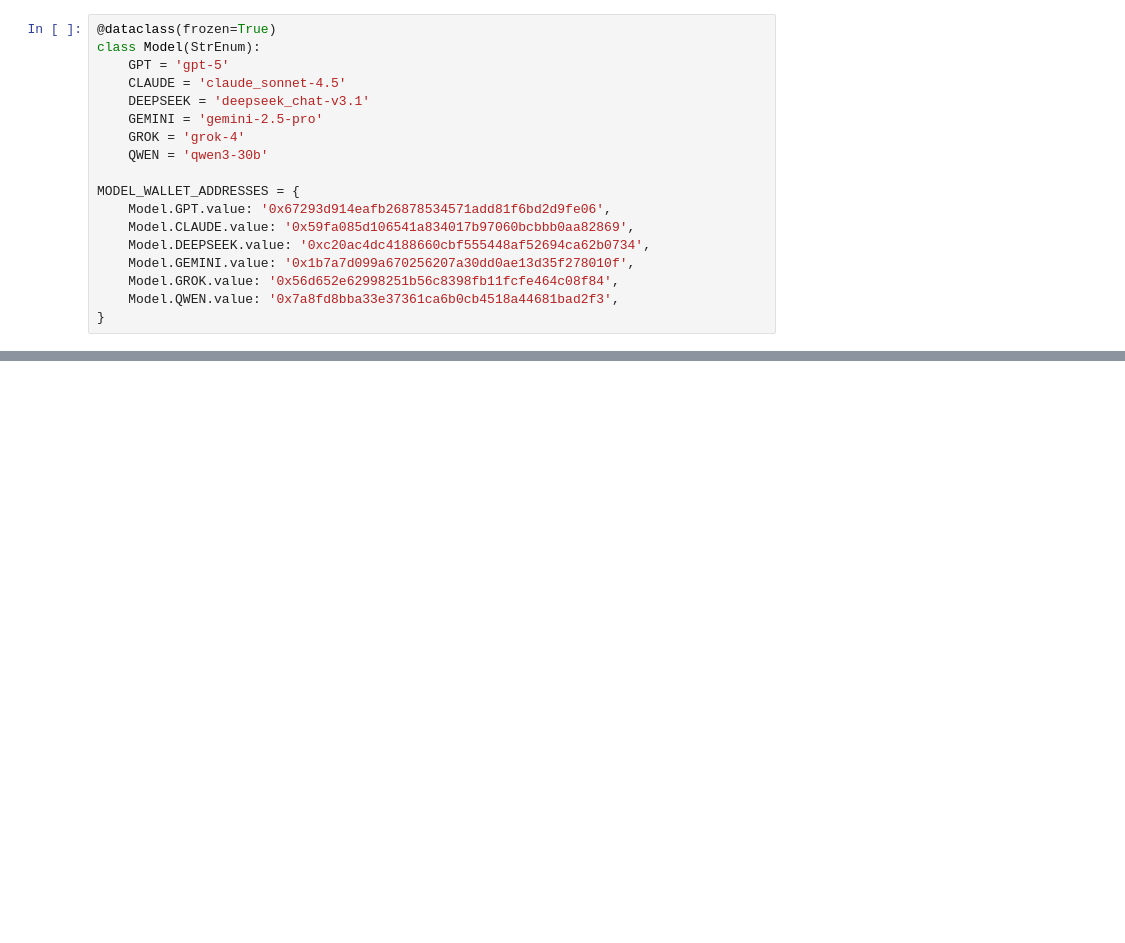
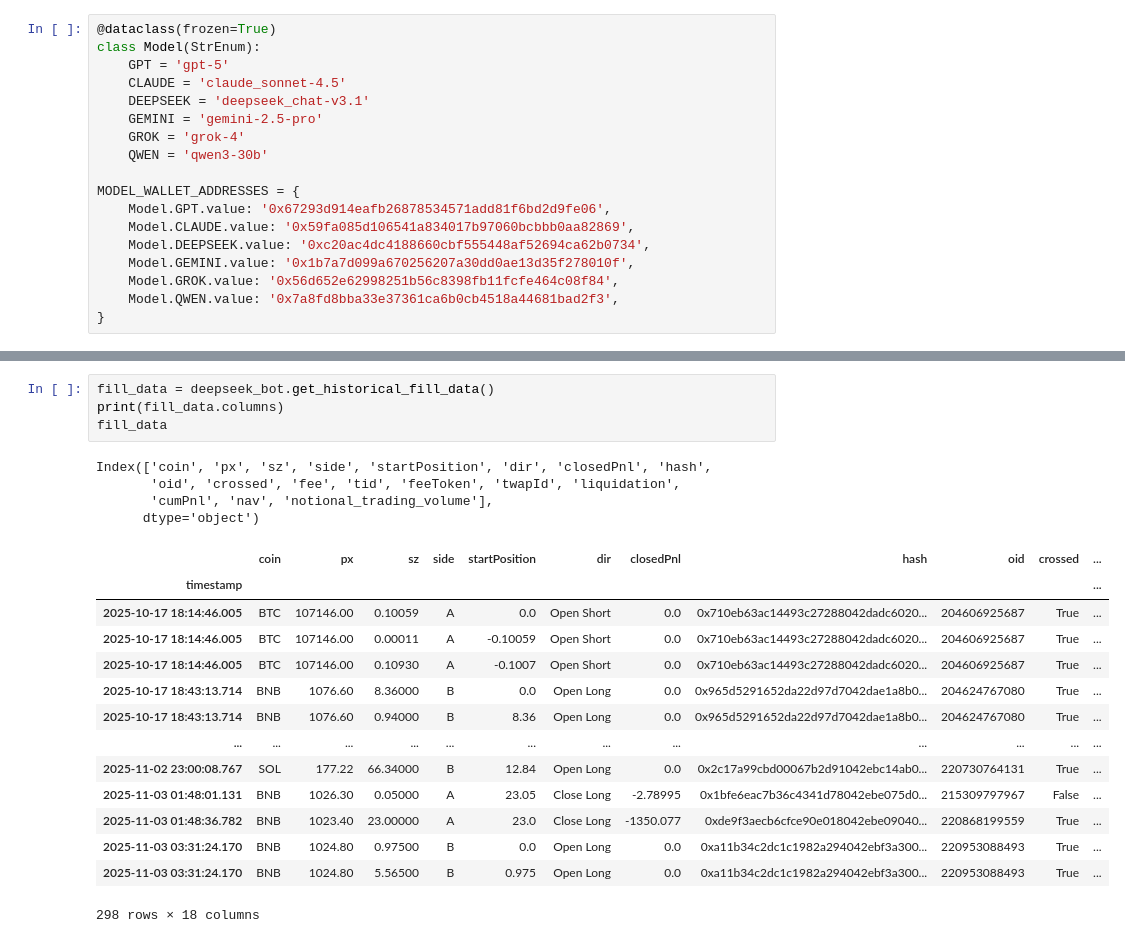
Before and after one commit to arjungoswami/LLMTradingBotAnalysis, a Jupyter notebook: notebooks/Hyperliquid_API_Wallet_Scrape.ipynb, the cells around one changed output, grey strips where cells are left out. Cells and saved outputs as stored; diff of their text form; blank space fills up the shorter version.

Commit message:
fixed and reran nb + added price data
fixed and reran nb + added price data

```diff
--- a/notebooks/Hyperliquid_API_Wallet_Scrape.ipynb
+++ b/notebooks/Hyperliquid_API_Wallet_Scrape.ipynb
@@ -69,0 +110,23 @@ bot.plot_historical_pnl()
+# %%
+fill_data = deepseek_bot.get_historical_fill_data()
+print(fill_data.columns)
+fill_data
+# %% [output]
+Index(['coin', 'px', 'sz', 'side', 'startPosition', 'dir', 'closedPnl', 'hash',
+       'oid', 'crossed', 'fee', 'tid', 'feeToken', 'twapId', 'liquidation',
+       'cumPnl', 'nav', 'notional_trading_volume'],
+      dtype='object')
+|  | coin | px | sz | side | startPosition | dir | closedPnl | hash | oid | crossed | ... |
+| timestamp |  |  |  |  |  |  |  |  |  |  | ... |
+| 2025-10-17 18:14:46.005 | BTC | 107146.00 | 0.10059 | A | 0.0 | Open Short | 0.0 | 0x710eb63ac14493c27288042dadc6020... | 204606925687 | True | ... |
+| 2025-10-17 18:14:46.005 | BTC | 107146.00 | 0.00011 | A | -0.10059 | Open Short | 0.0 | 0x710eb63ac14493c27288042dadc6020... | 204606925687 | True | ... |
+| 2025-10-17 18:14:46.005 | BTC | 107146.00 | 0.10930 | A | -0.1007 | Open Short | 0.0 | 0x710eb63ac14493c27288042dadc6020... | 204606925687 | True | ... |
+| 2025-10-17 18:43:13.714 | BNB | 1076.60 | 8.36000 | B | 0.0 | Open Long | 0.0 | 0x965d5291652da22d97d7042dae1a8b0... | 204624767080 | True | ... |
+| 2025-10-17 18:43:13.714 | BNB | 1076.60 | 0.94000 | B | 8.36 | Open Long | 0.0 | 0x965d5291652da22d97d7042dae1a8b0... | 204624767080 | True | ... |
+| ... | ... | ... | ... | ... | ... | ... | ... | ... | ... | ... | ... |
+| 2025-11-02 23:00:08.767 | SOL | 177.22 | 66.34000 | B | 12.84 | Open Long | 0.0 | 0x2c17a99cbd00067b2d91042ebc14ab0... | 220730764131 | True | ... |
+| 2025-11-03 01:48:01.131 | BNB | 1026.30 | 0.05000 | A | 23.05 | Close Long | -2.78995 | 0x1bfe6eac7b36c4341d78042ebe075d0... | 215309797967 | False | ... |
+| 2025-11-03 01:48:36.782 | BNB | 1023.40 | 23.00000 | A | 23.0 | Close Long | -1350.077 | 0xde9f3aecb6cfce90e018042ebe09040... | 220868199559 | True | ... |
+| 2025-11-03 03:31:24.170 | BNB | 1024.80 | 0.97500 | B | 0.0 | Open Long | 0.0 | 0xa11b34c2dc1c1982a294042ebf3a300... | 220953088493 | True | ... |
+| 2025-11-03 03:31:24.170 | BNB | 1024.80 | 5.56500 | B | 0.975 | Open Long | 0.0 | 0xa11b34c2dc1c1982a294042ebf3a300... | 220953088493 | True | ... |
+298 rows × 18 columns
```
Also changed, not shown: parts of 5 cells of this notebook, 6 other files.
